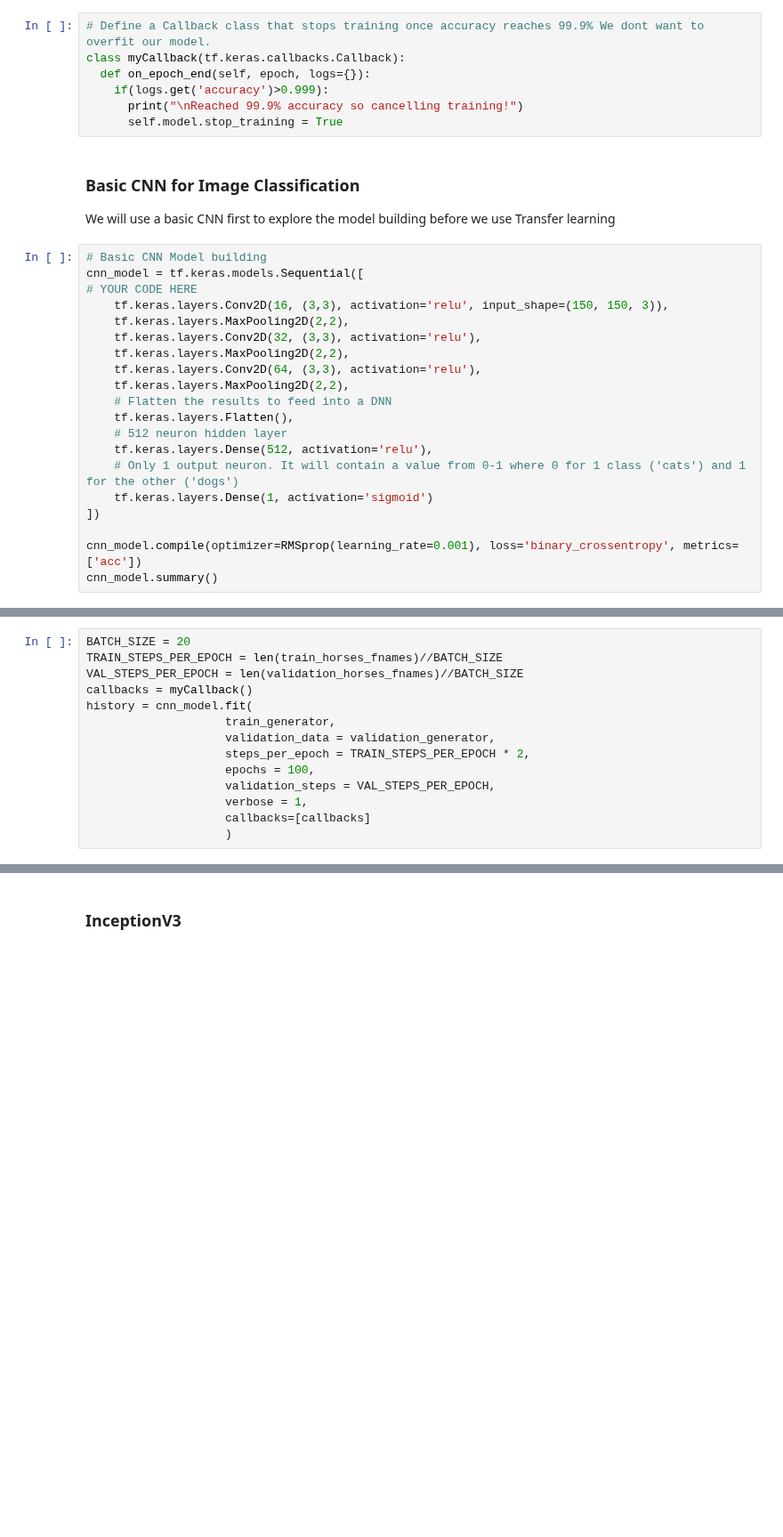
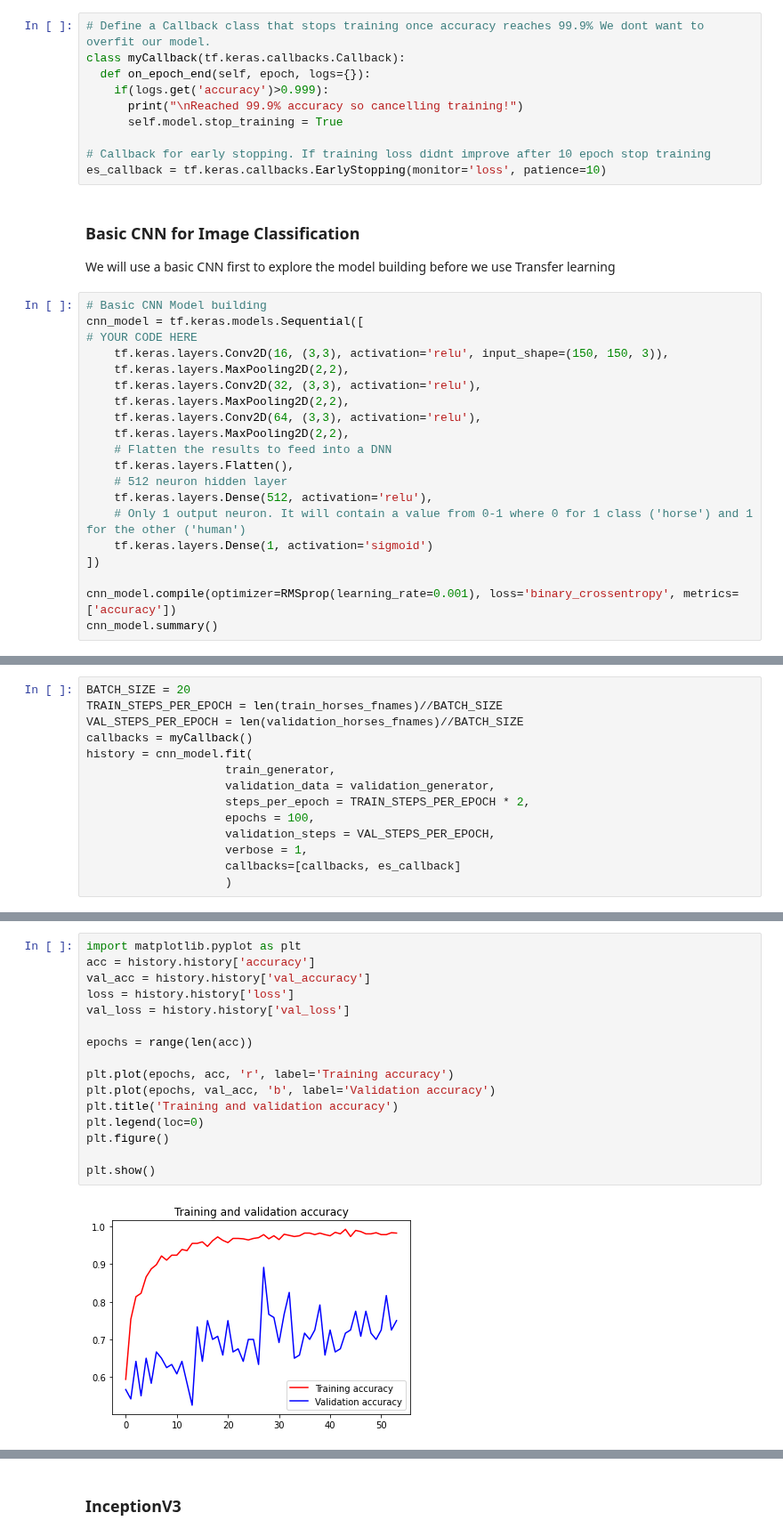
Before and after one commit to mohameddhameem/IBM-Machine-Learning, a Jupyter notebook: Deep Learning and Reinforcement Learning/Final Assignment/Submission.ipynb, the cells around one changed output, grey strips where cells are left out. Shown at 89% size. Drawn from its saved outputs; the diff is of its cells as text; blank space fills up the shorter version.

```diff
--- a/Deep Learning and Reinforcement Learning/Final Assignment/Submission.ipynb
+++ b/Deep Learning and Reinforcement Learning/Final Assignment/Submission.ipynb
@@ -156,6 +157,9 @@ class myCallback(tf.keras.callbacks.Callback):
     if(logs.get('accuracy')>0.999):
       print("\nReached 99.9% accuracy so cancelling training!")
       self.model.stop_training = True
+
+# Callback for early stopping. If training loss didnt improve after 10 epoch stop training
+es_callback = tf.keras.callbacks.EarlyStopping(monitor='loss', patience=10)
 # %% [markdown]
 ### Basic CNN for Image Classification
 
@@ -174,10 +178,10 @@ cnn_model = tf.keras.models.Sequential([
     tf.keras.layers.Flatten(),
     # 512 neuron hidden layer
     tf.keras.layers.Dense(512, activation='relu'),
-    # Only 1 output neuron. It will contain a value from 0-1 where 0 for 1 class ('cats') and 1 for the other ('dogs')
+    # Only 1 output neuron. It will contain a value from 0-1 where 0 for 1 class ('horse') and 1 for the other ('human')
     tf.keras.layers.Dense(1, activation='sigmoid')
 ])
 
-cnn_model.compile(optimizer=RMSprop(learning_rate=0.001), loss='binary_crossentropy', metrics=['acc'])
+cnn_model.compile(optimizer=RMSprop(learning_rate=0.001), loss='binary_crossentropy', metrics=['accuracy'])
 cnn_model.summary()
 # %% [output]
@@ -210,5 +214,5 @@ history = cnn_model.fit(
                     epochs = 100,
                     validation_steps = VAL_STEPS_PER_EPOCH,
                     verbose = 1,
-                    callbacks=[callbacks]
+                    callbacks=[callbacks, es_callback]
                     )
@@ -214,0 +237,18 @@ history = cnn_model.fit(
+# %%
+import matplotlib.pyplot as plt
+acc = history.history['accuracy']
+val_acc = history.history['val_accuracy']
+loss = history.history['loss']
+val_loss = history.history['val_loss']
+
+epochs = range(len(acc))
+
+plt.plot(epochs, acc, 'r', label='Training accuracy')
+plt.plot(epochs, val_acc, 'b', label='Validation accuracy')
+plt.title('Training and validation accuracy')
+plt.legend(loc=0)
+plt.figure()
+
+plt.show()
+# %% [output]
+[figure, added]
```
Also changed, not shown: parts of 15 cells of this notebook.
